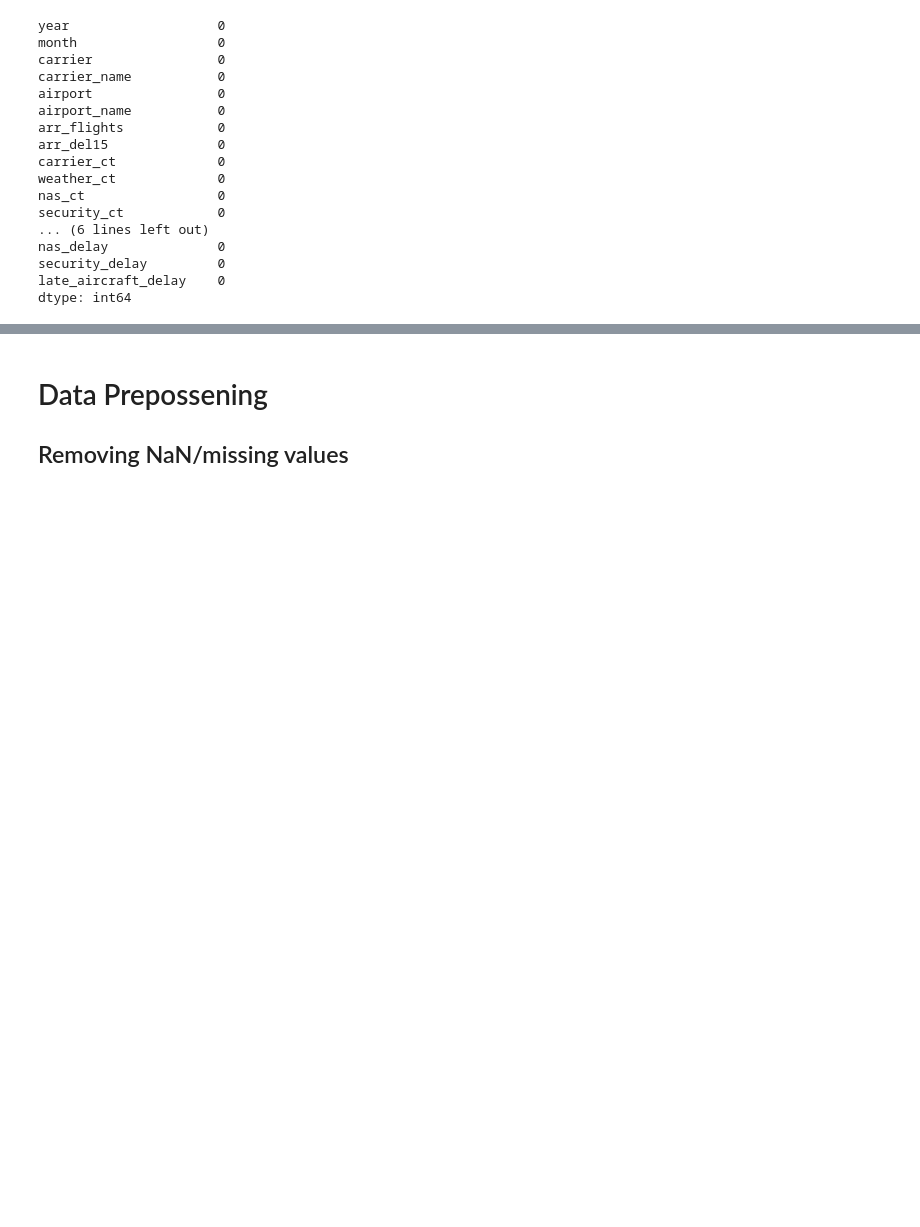
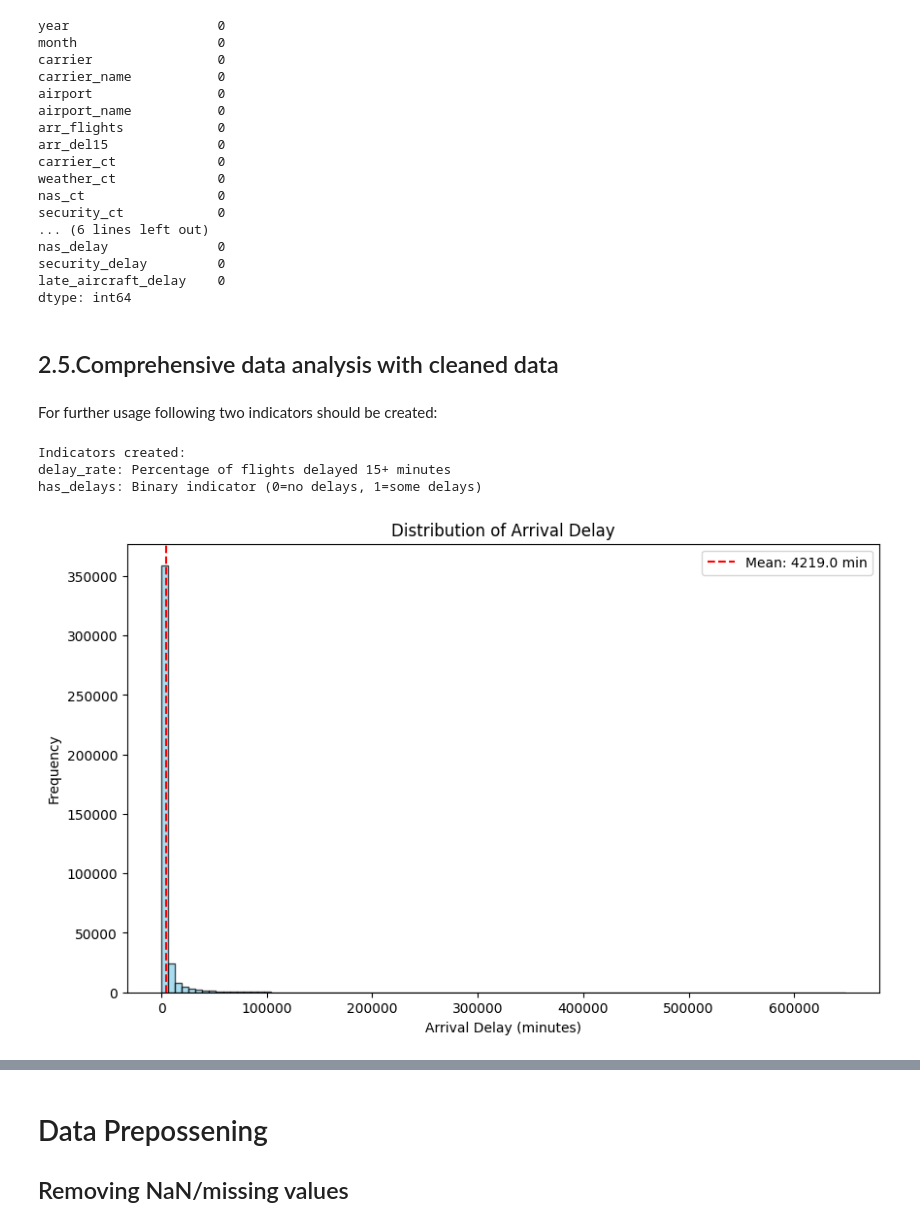
Before and after one commit to shakhbozmn/ML_CW_1_16395, a Jupyter notebook: flight_delay_analysis.ipynb, the cells around one changed output, grey strips where cells are left out. Cells and saved outputs as stored; diff of their text form; code cells hidden in the pictures; blank space fills up the shorter version.

```diff
--- a/flight_delay_analysis.ipynb
+++ b/flight_delay_analysis.ipynb
@@ -134,3 +156,33 @@ nas_delay              0
 security_delay         0
 late_aircraft_delay    0
 dtype: int64
+# %% [markdown]
+## 2.5.Comprehensive data analysis with cleaned data
+# %% [markdown]
+For further usage following two indicators should be created:
+# %%
+df['delay_rate'] = (df['arr_del15'] / df['arr_flights']) * 100
+df['has_delays'] = (df['arr_del15'] > 0).astype(int)
+
+print(f"Indicators created:")
+print(f"delay_rate: Percentage of flights delayed 15+ minutes")
+print(f"has_delays: Binary indicator (0=no delays, 1=some delays)")
+# %% [output]
+Indicators created:
+delay_rate: Percentage of flights delayed 15+ minutes
+has_delays: Binary indicator (0=no delays, 1=some delays)
+# %%
+arr_delay = df['arr_delay']
+mean_arr_delay = arr_delay.mean()
+
+plt.figure(figsize=(10, 6))
+plt.hist(arr_delay, bins=100, alpha=0.7, color='skyblue', edgecolor='black')
+plt.axvline(mean_arr_delay, color='red', linestyle='--',
+            label=f'Mean: {mean_arr_delay:.1f} min')
+plt.title('Distribution of Arrival Delay')
+plt.xlabel('Arrival Delay (minutes)')
+plt.ylabel('Frequency')
+plt.legend()
+plt.show()
+# %% [output]
+[figure, added]
```
Also changed, not shown: parts of 14 cells of this notebook.
